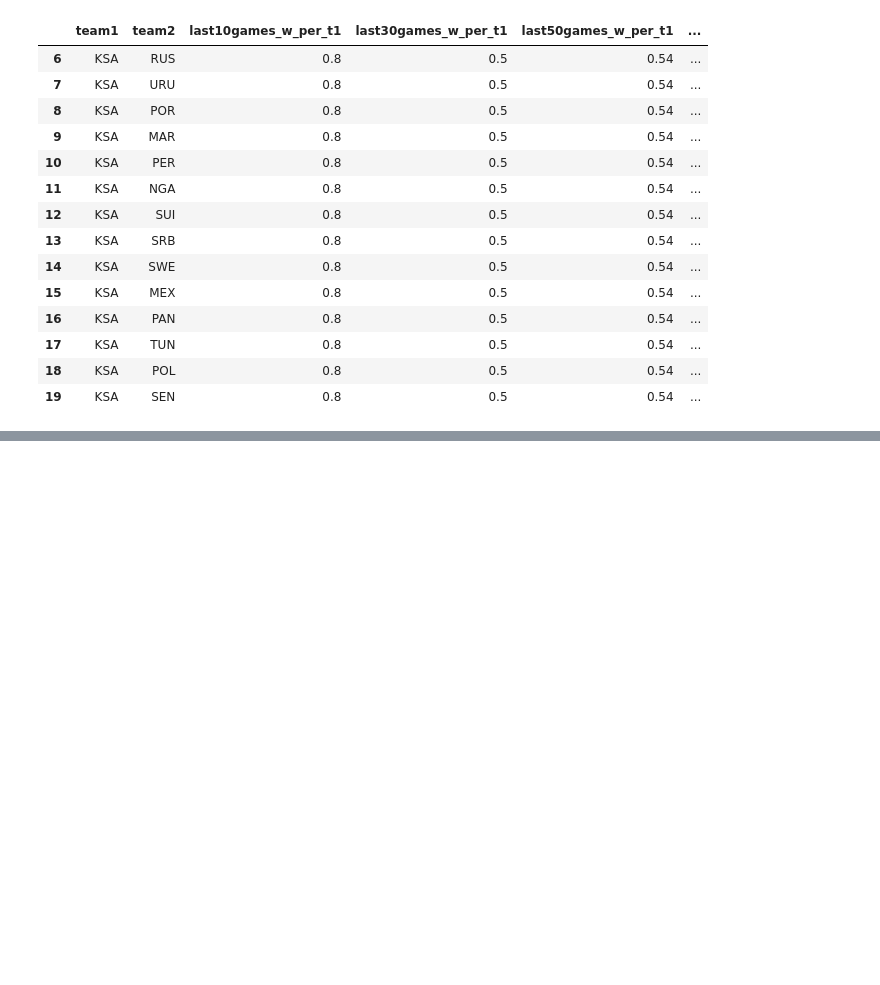
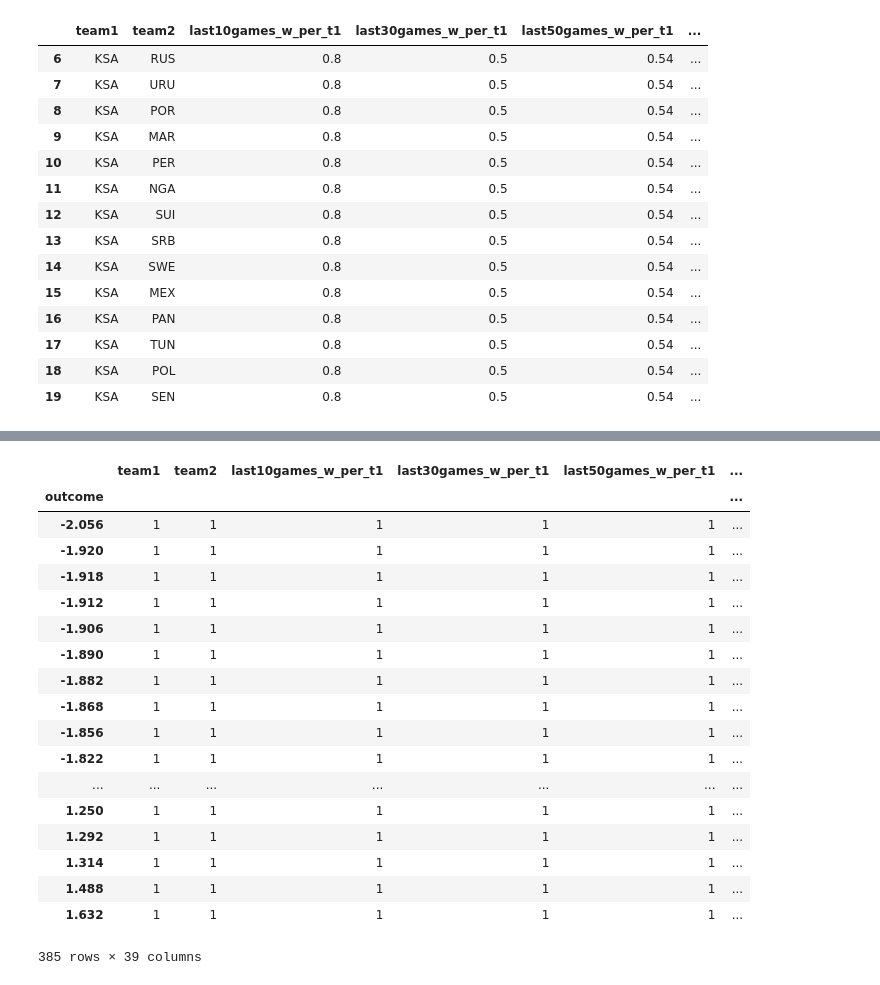
Before and after one commit to terry-li-hm/world_cup, a Jupyter notebook: sorinpeste/python.ipynb, the cells around one changed output, grey strips where cells are left out. Cells and saved outputs as stored; diff of their text form; code cells hidden in the pictures; blank space fills up the shorter version.

```diff
--- a/sorinpeste/python.ipynb
+++ b/sorinpeste/python.ipynb
@@ -474,7 +518,7 @@ X_test.tail()
 | 16410 | False | True | False | False | True | False | 0.3 | ... |
 # %%
 prediction = topredict.copy()
-prediction['outcome_pred'] = randomForest1.predict(topredict.drop(['date', 'team1', 'team2'], axis=1))
+prediction['outcome'] = randomForest1.predict(topredict.drop(['date', 'team1', 'team2'], axis=1))
 print(prediction.shape)
 prediction[prediction.team1=='KSA']
 # %% [output]
@@ -516,0 +557,22 @@ array([ 1.732 ,  1.49  ,  1.572 ,  1.33  ,  0.318 ,  0.228 ,  1.22  ,
+# %%
+prediction.groupby('outcome').count()
+# %% [output]
+|  | team1 | team2 | last10games_w_per_t1 | last30games_w_per_t1 | last50games_w_per_t1 | ... |
+| outcome |  |  |  |  |  | ... |
+| -2.056 | 1 | 1 | 1 | 1 | 1 | ... |
+| -1.920 | 1 | 1 | 1 | 1 | 1 | ... |
+| -1.918 | 1 | 1 | 1 | 1 | 1 | ... |
+| -1.912 | 1 | 1 | 1 | 1 | 1 | ... |
+| -1.906 | 1 | 1 | 1 | 1 | 1 | ... |
+| -1.890 | 1 | 1 | 1 | 1 | 1 | ... |
+| -1.882 | 1 | 1 | 1 | 1 | 1 | ... |
+| -1.868 | 1 | 1 | 1 | 1 | 1 | ... |
+| -1.856 | 1 | 1 | 1 | 1 | 1 | ... |
+| -1.822 | 1 | 1 | 1 | 1 | 1 | ... |
+| ... | ... | ... | ... | ... | ... | ... |
+| 1.250 | 1 | 1 | 1 | 1 | 1 | ... |
+| 1.292 | 1 | 1 | 1 | 1 | 1 | ... |
+| 1.314 | 1 | 1 | 1 | 1 | 1 | ... |
+| 1.488 | 1 | 1 | 1 | 1 | 1 | ... |
+| 1.632 | 1 | 1 | 1 | 1 | 1 | ... |
+385 rows × 39 columns
```
Also changed, not shown: parts of 20 cells of this notebook, 3 other files.
